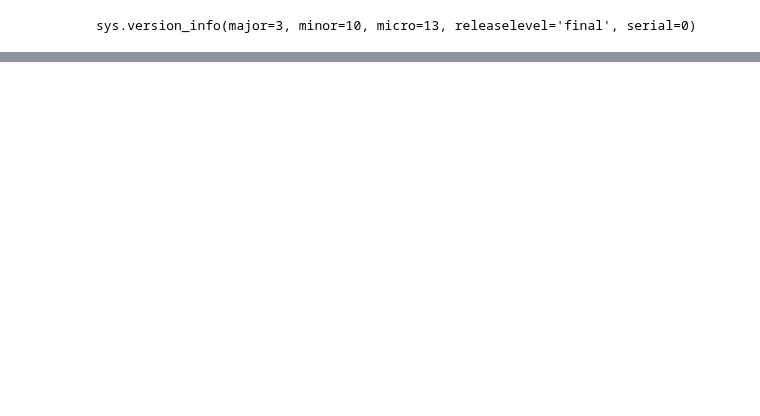
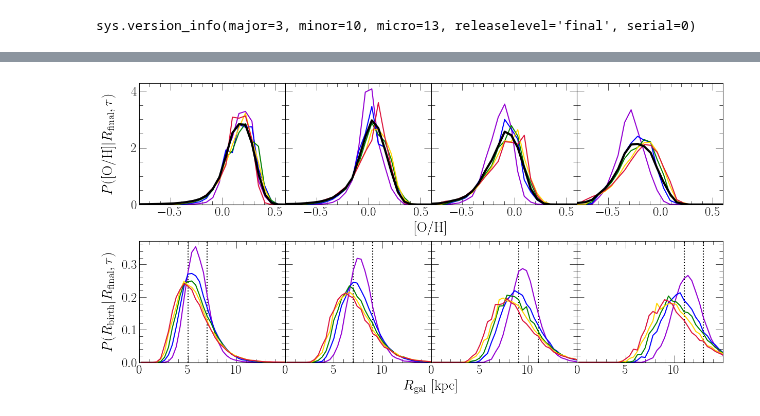
Before and after one commit to giganano/outflows, a Jupyter notebook: notebooks/rbirth-oh-distributions.ipynb, the cells around one changed output, grey strips where cells are left out. Drawn from its saved outputs; the diff is of its cells as text; code cells hidden in the pictures; blank space fills up the shorter version.

```diff
--- a/notebooks/rbirth-oh-distributions.ipynb
+++ b/notebooks/rbirth-oh-distributions.ipynb
@@ -52,0 +77,72 @@ plt.show()
+# %%
+RADIAL_RANGES = [5, 7, 9, 11, 13]
+AGE_RANGES = [0, 2, 4, 6, 8, 10]
+RADIAL_BINS = np.linspace(0, 20, 51)
+OH_BINS = np.linspace(-1.5, 1, 41)
+COLORS = ["darkviolet", "blue", "green", "gold", "crimson"]
+
+fig = plt.figure(figsize = (12, 6))
+top = []
+bottom = []
+for i in range(4):
+    kwargs = {}
+    if i: kwargs["sharey"] = top[0]
+    top.append(fig.add_subplot(241 + i, **kwargs))
+    top[i].set_xlim([-0.8, 0.6])
+    top[i].set_xticks([-0.5, 0, 0.5])
+    if i: kwargs["sharey"] = bottom[0]
+    bottom.append(fig.add_subplot(245 + i, **kwargs))
+    bottom[i].set_xlim([0, 15])
+    bottom[i].set_xticks([0, 5, 10])
+    bottom[i].set_yticks([0, 0.1, 0.2, 0.3])
+    if i:
+        plt.setp(top[i].get_yticklabels(), visible = False)
+        plt.setp(bottom[i].get_yticklabels(), visible = False)
+    else: pass
+    top_dummy = fig.add_axes([0.1, 0.1, 0.1, 0.1], zorder = -1000)
+    bottom_dummy = fig.add_axes([0.1, 0.1, 0.1, 0.1], zorder = -1000)
+    for dummy in [top_dummy, bottom_dummy]:
+        plt.setp(dummy.get_xticklabels(), visible = False)
+        plt.setp(dummy.get_yticklabels(), visible = False)
+
+for i in range(len(RADIAL_RANGES) - 1):
+    kwargs = {
+        "c": named_colors()["black"],
+        "linestyle": ":"
+    }
+    bottom[i].axvline(RADIAL_RANGES[i], **kwargs)
+    bottom[i].axvline(RADIAL_RANGES[i + 1], **kwargs)
+    for j in range(len(AGE_RANGES) - 1):
+        plot_distributions(bottom[i], top[i], stars, AGE_RANGES[j:(j + 2)], RADIAL_RANGES[i:(i + 2)],
+            RADIAL_BINS, OH_BINS, c = named_colors()[COLORS[j]])
+    sub = stars.filter(
+        "zone_final", ">=", int(RADIAL_RANGES[i] / ZONE_WIDTH)).filter(
+        "zone_final", "<=", int(RADIAL_RANGES[i + 1] / ZONE_WIDTH) - 1)
+    oh_dist, _ = np.histogram(sub["[o/h]"], bins = OH_BINS, weights = sub["mass"], density = True)
+    xvals = [(a + b) / 2 for a, b in zip(OH_BINS[:-1], OH_BINS[1:])]
+    top[i].plot(xvals, oh_dist, c = named_colors()["black"], linewidth = 3)
+
+top[0].set_ylim([0, top[0].get_ylim()[1]])
+bottom[0].set_ylim([0, bottom[0].get_ylim()[1]])
+
+plt.tight_layout()
+plt.subplots_adjust(wspace = 0, hspace = 0.3)
+top_dummy.set_position([
+    top[0].get_position().x0,
+    top[0].get_position().y0,
+    top[-1].get_position().x1 - top[0].get_position().x0,
+    top[0].get_position().y1 - top[0].get_position().y0
+])
+bottom_dummy.set_position([
+    bottom[0].get_position().x0,
+    bottom[0].get_position().y0,
+    bottom[-1].get_position().x1 - bottom[0].get_position().x0,
+    bottom[0].get_position().y1 - bottom[0].get_position().y0
+])
+top_dummy.set_xlabel("[O/H]", labelpad = 20)
+top_dummy.set_ylabel(r"$P(\text{[O/H]} | R_\text{final}, \tau)$", labelpad = 30)
+bottom_dummy.set_xlabel(r"$R_\text{gal}$ [kpc]", labelpad = 20)
+bottom_dummy.set_ylabel(r"$P(R_\text{birth} | R_\text{final}, \tau)$", labelpad = 30)
+plt.show()
+# %% [output]
+[figure, added]
```
Also changed, not shown: parts of 4 cells of this notebook.
